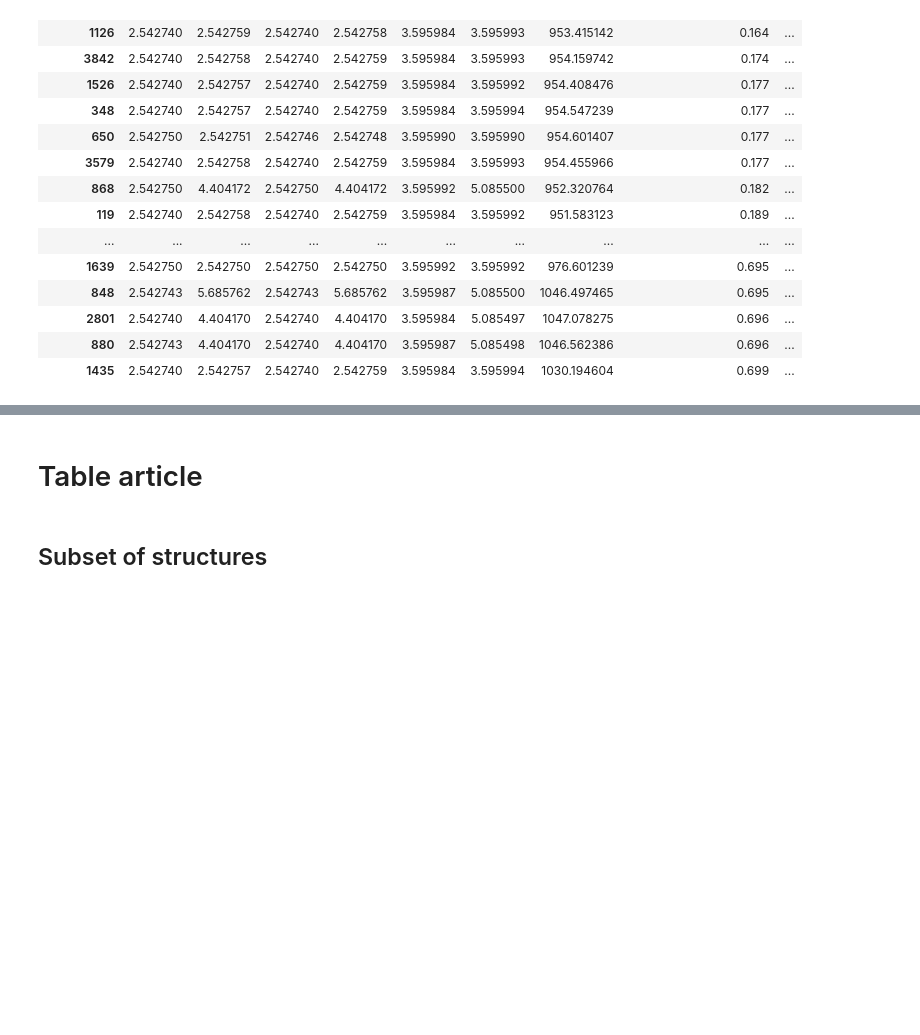
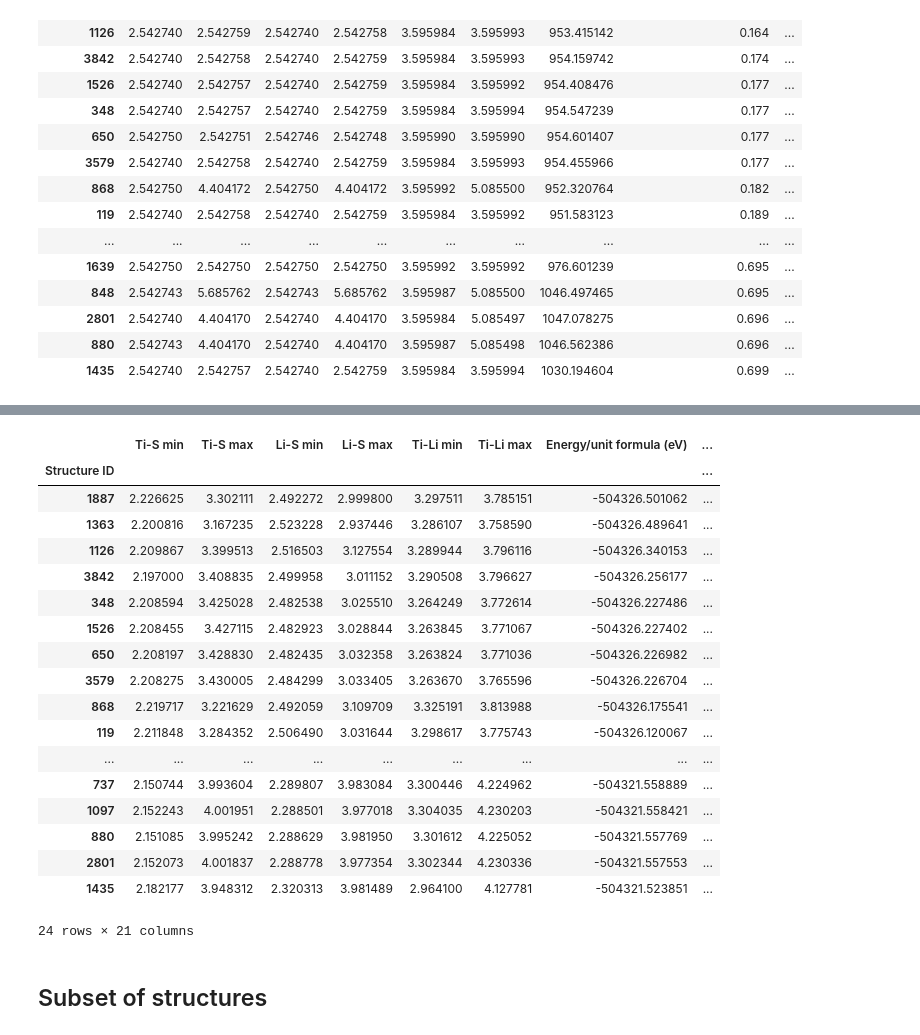
Before and after one commit to cmsg-icl/solid-solutions, a Jupyter notebook: Li2TiS.ipynb, the cells around one changed output, grey strips where cells are left out. Cells and saved outputs as stored; diff of their text form; code cells hidden in the pictures; blank space fills up the shorter version.

```diff
--- a/Li2TiS.ipynb
+++ b/Li2TiS.ipynb
@@ -420,2 +346,0 @@ display(df)
-# %% [markdown]
-# Table article
@@ -424,3 +347,52 @@ average charges, DeltaE(wrt 1887), band gap, description, volume prim
+# %%
+df = pd.DataFrame(list(zip(ti_s_distance_min,ti_s_distance_max,
+                           li_s_distance_min,li_s_distance_max,
+                            ti_li_distance_min, ti_li_distance_max,
+                          energy,np.round(energy_norm,3),np.round(band_gap,3),
+                           a,b,c,
+                           alpha,beta,gamma,
+                           volume_prim,volume_conv,
+                           mulliken_ti,mulliken_li,mulliken_s,
+                           description,
+                           )),
+                           #a,b,c,alpha,beta,gamma,converged)),
+                 columns=['Ti-S min','Ti-S max',
+                          'Li-S min','Li-S max',
+                          'Ti-Li min','Ti-Li max', 'Energy/unit formula (eV)',
+                          'Energy/unit formula (-E mono) (eV)',
+                          'Band Gap (eV)',
+                          'a','b','c','alpha','beta','gamma',
+                          'volume prim','volume conv',
+                          'mulliken Ti','mulliken Li','mulliken S',
+                          'Description',
+                          ],
+                          #'a','b','c','alpha','beta','gamma','Converged (TMP)'],
+                 index=selected_structures)
+
+df.index.name = 'Structure ID'
+df.sort_values('Energy/unit formula (eV)', axis=0, ascending=True, inplace=True)
+df.to_csv('data/table.csv')
+display(df)
+# %% [output]
+|  | Ti-S min | Ti-S max | Li-S min | Li-S max | Ti-Li min | Ti-Li max | Energy/unit formula (eV) | ... |
+| Structure ID |  |  |  |  |  |  |  | ... |
+| 1887 | 2.226625 | 3.302111 | 2.492272 | 2.999800 | 3.297511 | 3.785151 | -504326.501062 | ... |
+| 1363 | 2.200816 | 3.167235 | 2.523228 | 2.937446 | 3.286107 | 3.758590 | -504326.489641 | ... |
+| 1126 | 2.209867 | 3.399513 | 2.516503 | 3.127554 | 3.289944 | 3.796116 | -504326.340153 | ... |
+| 3842 | 2.197000 | 3.408835 | 2.499958 | 3.011152 | 3.290508 | 3.796627 | -504326.256177 | ... |
+| 348 | 2.208594 | 3.425028 | 2.482538 | 3.025510 | 3.264249 | 3.772614 | -504326.227486 | ... |
+| 1526 | 2.208455 | 3.427115 | 2.482923 | 3.028844 | 3.263845 | 3.771067 | -504326.227402 | ... |
+| 650 | 2.208197 | 3.428830 | 2.482435 | 3.032358 | 3.263824 | 3.771036 | -504326.226982 | ... |
+| 3579 | 2.208275 | 3.430005 | 2.484299 | 3.033405 | 3.263670 | 3.765596 | -504326.226704 | ... |
+| 868 | 2.219717 | 3.221629 | 2.492059 | 3.109709 | 3.325191 | 3.813988 | -504326.175541 | ... |
+| 119 | 2.211848 | 3.284352 | 2.506490 | 3.031644 | 3.298617 | 3.775743 | -504326.120067 | ... |
+| ... | ... | ... | ... | ... | ... | ... | ... | ... |
+| 737 | 2.150744 | 3.993604 | 2.289807 | 3.983084 | 3.300446 | 4.224962 | -504321.558889 | ... |
+| 1097 | 2.152243 | 4.001951 | 2.288501 | 3.977018 | 3.304035 | 4.230203 | -504321.558421 | ... |
+| 880 | 2.151085 | 3.995242 | 2.288629 | 3.981950 | 3.301612 | 4.225052 | -504321.557769 | ... |
+| 2801 | 2.152073 | 4.001837 | 2.288778 | 3.977354 | 3.302344 | 4.230336 | -504321.557553 | ... |
+| 1435 | 2.182177 | 3.948312 | 2.320313 | 3.981489 | 2.964100 | 4.127781 | -504321.523851 | ... |
+24 rows × 21 columns
 # %% [markdown]
 ## Subset of structures
 # %%
```
Also changed, not shown: parts of 14 cells of this notebook.
